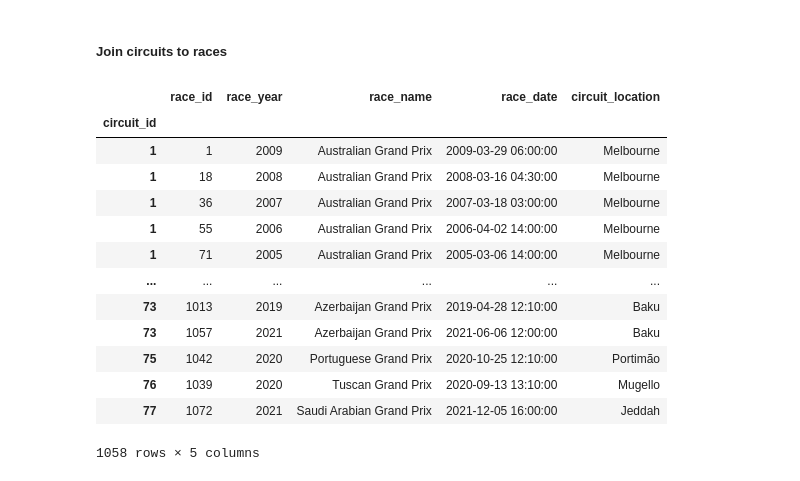
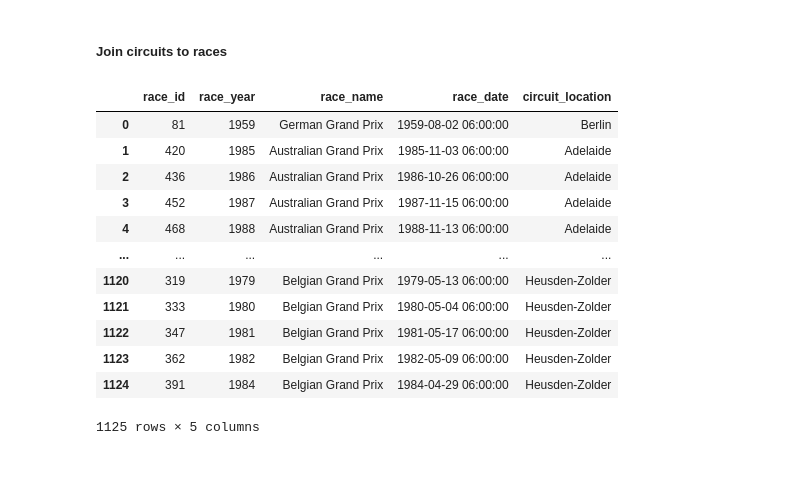
Before and after one commit to lhanna77/Formula1-Project, a Jupyter notebook: rpt_1.race_results.ipynb, the cells around one changed output. Drawn from its saved outputs; the diff is of its cells as text; code cells hidden in the pictures.

```diff
--- a/rpt_1.race_results.ipynb
+++ b/rpt_1.race_results.ipynb
@@ -45,6 +45,6 @@ constructors_df
 # %%
-circuits_df = read_csv(f'{configuration.silver_folder_path}/circuits.csv')
+circuits_df = read_csv(f'{configuration.silver_api_folder_path}/circuits.csv')
 circuits_df = circuits_df.rename(columns={"location":"circuit_location"})
-circuits_df = circuits_df[["circuit_id","circuit_location"]]
+circuits_df = circuits_df[["circuit_id","circuit_name","circuit_location"]]
 circuits_df
 # %% [output]
@@ -64,5 +64,5 @@ circuits_df
 # %%
-races_df = read_csv(f'{configuration.silver_folder_path}/races.csv')
+races_df = read_csv(f'{configuration.silver_api_folder_path}/races.csv')
 races_df = races_df.rename(columns={"year":"race_year","name":"race_name","race_timestamp":"race_date"})
 races_df = races_df[["race_id","circuit_id","race_name","race_date","race_year"]]
 races_df
@@ -102,22 +102,21 @@ results_df
 # %% [markdown]
 ##### Join circuits to races
 # %%
-race_circuits_df = circuits_df.set_index("circuit_id").join(races_df.set_index("circuit_id"), lsuffix='race_', how='inner')
+race_circuits_df = circuits_df.set_index("circuit_name").join(races_df.set_index("circuit_id"), lsuffix='race_', how='inner').reset_index()
 race_circuits_df = race_circuits_df[["race_id", "race_year", "race_name", "race_date", "circuit_location"]]
 race_circuits_df
 # %% [output]
 |  | race_id | race_year | race_name | race_date | circuit_location |
-| circuit_id |  |  |  |  |  |
-| 1 | 1 | 2009 | Australian Grand Prix | 2009-03-29 06:00:00 | Melbourne |
-| 1 | 18 | 2008 | Australian Grand Prix | 2008-03-16 04:30:00 | Melbourne |
-| 1 | 36 | 2007 | Australian Grand Prix | 2007-03-18 03:00:00 | Melbourne |
-| 1 | 55 | 2006 | Australian Grand Prix | 2006-04-02 14:00:00 | Melbourne |
-| 1 | 71 | 2005 | Australian Grand Prix | 2005-03-06 14:00:00 | Melbourne |
+| 0 | 81 | 1959 | German Grand Prix | 1959-08-02 06:00:00 | Berlin |
+| 1 | 420 | 1985 | Australian Grand Prix | 1985-11-03 06:00:00 | Adelaide |
+| 2 | 436 | 1986 | Australian Grand Prix | 1986-10-26 06:00:00 | Adelaide |
+| 3 | 452 | 1987 | Australian Grand Prix | 1987-11-15 06:00:00 | Adelaide |
+| 4 | 468 | 1988 | Australian Grand Prix | 1988-11-13 06:00:00 | Adelaide |
 | ... | ... | ... | ... | ... | ... |
-| 73 | 1013 | 2019 | Azerbaijan Grand Prix | 2019-04-28 12:10:00 | Baku |
-| 73 | 1057 | 2021 | Azerbaijan Grand Prix | 2021-06-06 12:00:00 | Baku |
-| 75 | 1042 | 2020 | Portuguese Grand Prix | 2020-10-25 12:10:00 | Portimão |
-| 76 | 1039 | 2020 | Tuscan Grand Prix | 2020-09-13 13:10:00 | Mugello |
-| 77 | 1072 | 2021 | Saudi Arabian Grand Prix | 2021-12-05 16:00:00 | Jeddah |
+| 1120 | 319 | 1979 | Belgian Grand Prix | 1979-05-13 06:00:00 | Heusden-Zolder |
+| 1121 | 333 | 1980 | Belgian Grand Prix | 1980-05-04 06:00:00 | Heusden-Zolder |
+| 1122 | 347 | 1981 | Belgian Grand Prix | 1981-05-17 06:00:00 | Heusden-Zolder |
+| 1123 | 362 | 1982 | Belgian Grand Prix | 1982-05-09 06:00:00 | Heusden-Zolder |
+| 1124 | 391 | 1984 | Belgian Grand Prix | 1984-04-29 06:00:00 | Heusden-Zolder |
-1058 rows × 5 columns
+1125 rows × 5 columns
 # %%
```
Also changed, not shown: parts of 10 cells of this notebook, 9 other files.
